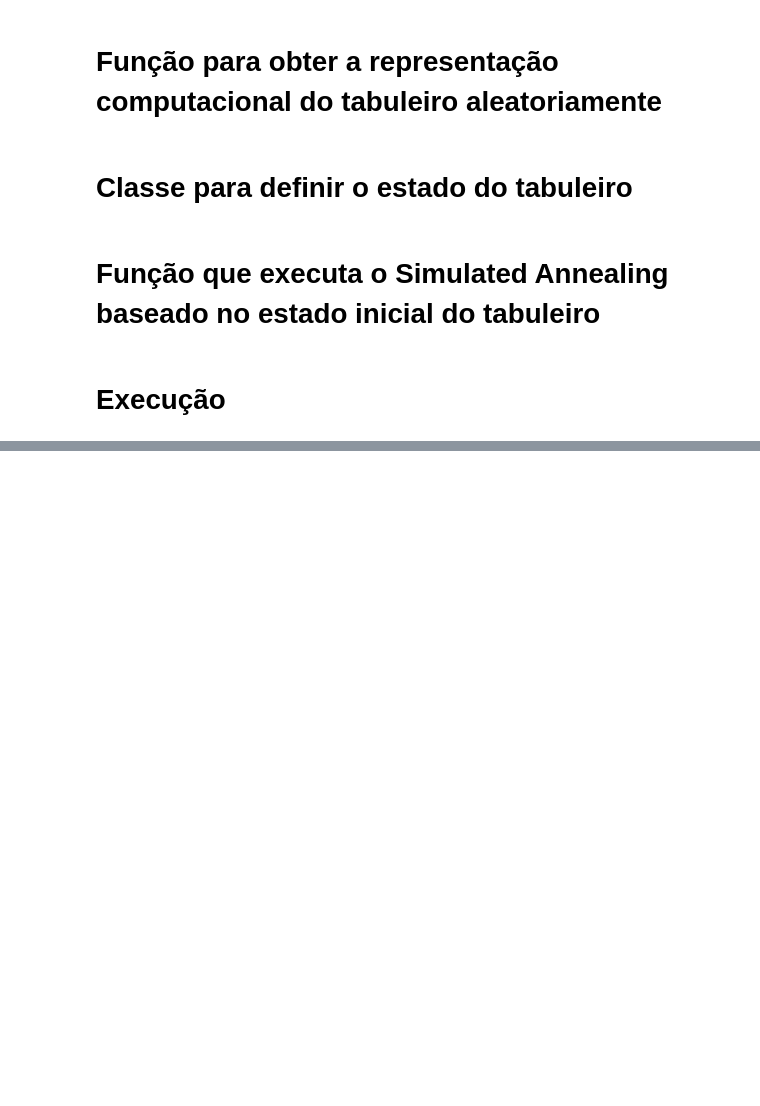
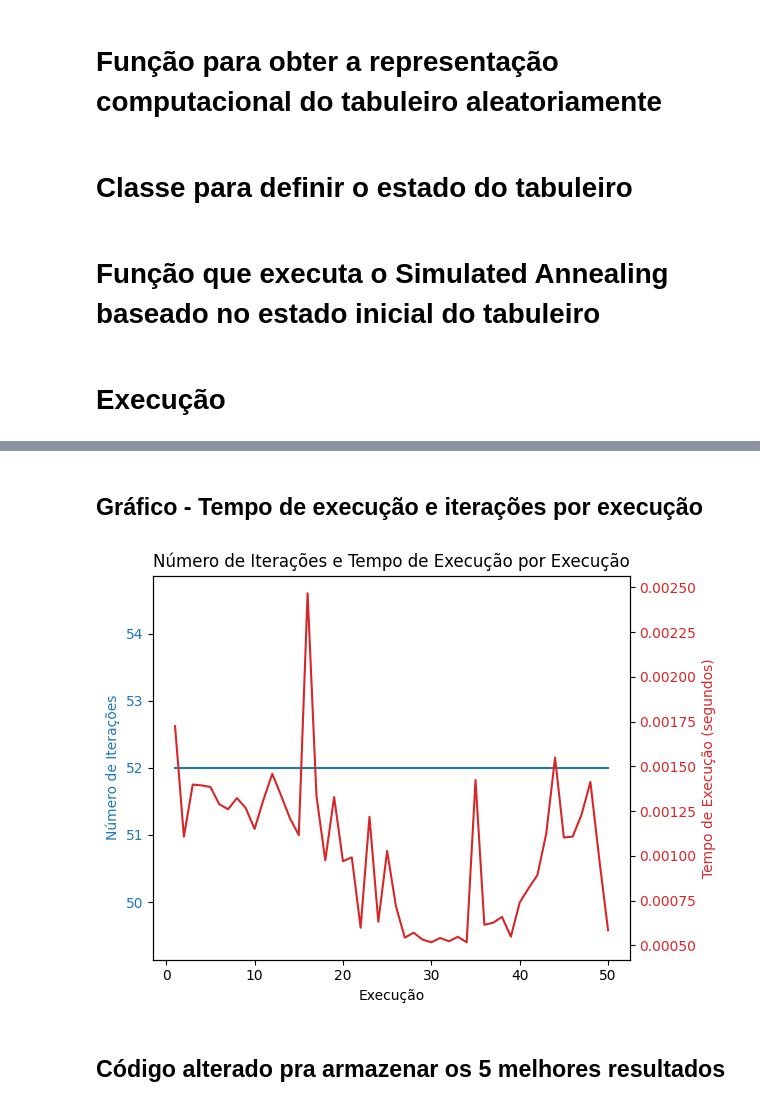
Before and after one commit to oJordany/8QueenProblem, a Jupyter notebook: main.ipynb, the cells around one changed output, grey strips where cells are left out. Drawn from its saved outputs; the diff is of its cells as text; code cells hidden in the pictures; blank space fills up the shorter version.

```diff
--- a/main.ipynb
+++ b/main.ipynb
@@ -162,0 +218,33 @@ Heurística final: 0
+# %% [markdown]
+## Gráfico - Tempo de execução e iterações por execução
+# %%
+import matplotlib.pyplot as plt
+
+# Gráfico mostrando número de iterações por execução e tempo de execução
+
+executions = np.arange(1, 51)  # Eixo x, de 1 a 50
+
+fig, ax1 = plt.subplots()
+
+# Gráfico de número de iterações (à esquerda)
+ax1.set_xlabel('Execução')
+ax1.set_ylabel('Número de Iterações', color='tab:blue')
+ax1.plot(executions, iterationsList, color='tab:blue', label='Iterações')
+ax1.tick_params(axis='y', labelcolor='tab:blue')
+
+# Criar um segundo eixo y que compartilha o mesmo eixo x
+ax2 = ax1.twinx()
+ax2.set_ylabel('Tempo de Execução (segundos)', color='tab:red')
+ax2.plot(executions, time_execList , color='tab:red', label='Tempo de Execução')
+ax2.tick_params(axis='y', labelcolor='tab:red')
+
+# Título do gráfico
+plt.title('Número de Iterações e Tempo de Execução por Execução')
+
+# Exibir gráfico
+fig.tight_layout()  # Para ajustar bem o layout
+plt.show()
+# %% [output]
+[figure, added]
+# %% [markdown]
+## Código alterado pra armazenar os 5 melhores resultados
```
Also changed, not shown: parts of 6 cells of this notebook, 1 other file.
